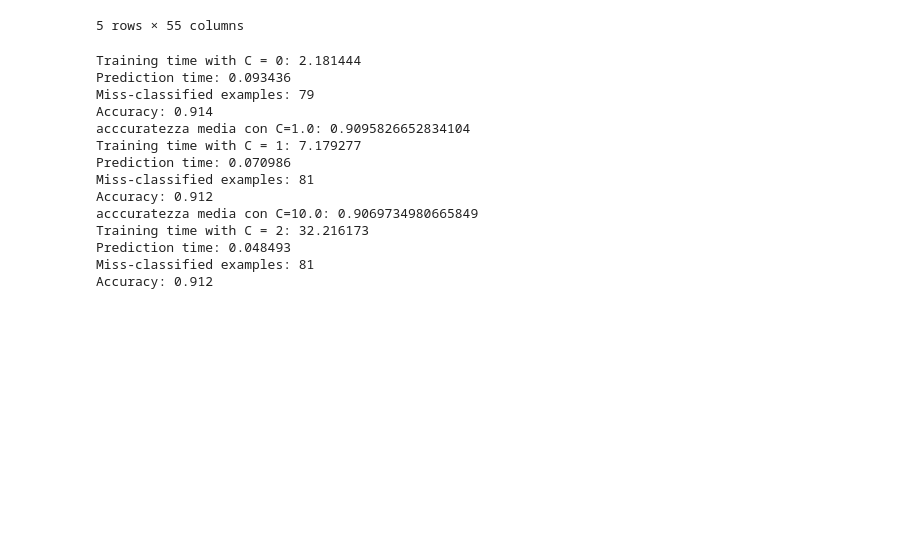
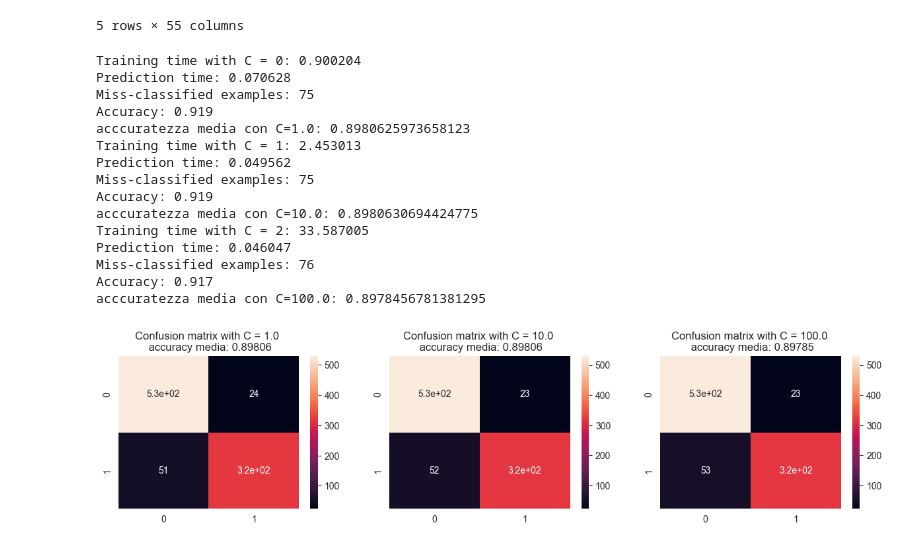
Before and after one commit to filippovicidomini/TF-IDF, a Jupyter notebook: SVM_linear.ipynb, the cells around one changed output. Drawn from its saved outputs; the diff is of its cells as text; code cells hidden in the pictures; blank space fills up the shorter version.

```diff
--- a/SVM_linear.ipynb
+++ b/SVM_linear.ipynb
@@ -29,40 +29,42 @@ X_train, X_test, y_train, y_test = train_test_split(X, y, test_size=0.20)
 # %%
 # qui faccio il learning
 %matplotlib inline
 # voglio fare cross validation usando vari valori di C
-c: list = [1.0, 10.0, 100.0, 1000.0]
+c: list = [1.0, 10.0, 100.0]
 fig, axs = plt.subplots(1, len(c), figsize=(15, 3))
 
-for i,j in enumerate(c):
-    svcclassifier = SVC(kernel='linear', C=j)
+for i in range(len(c)):
+    svcclassifier = SVC(kernel='linear', C=c[i])
     start_time = time.time()
     svcclassifier.fit(X_train, y_train)
     print(f'Training time with C = {i}: %f' % (time.time() - start_time))
     start_time = time.time()
     y_predict = svcclassifier.predict(X_test)
     print('Prediction time: %f' % (time.time() - start_time))
     print('Miss-classified examples: %d' % (y_test != y_predict).sum())
     print('Accuracy: %.3f' % accuracy_score(y_test, y_predict))
-    score = cross_val_score(svcclassifier, X, y, cv=10)
+    score = cross_val_score(svcclassifier, X, y, cv=5)
     print(f'acccuratezza media con C={c[i]}: {np.mean(score)}')
     cm = confusion_matrix(y_test, y_predict)
     sn.heatmap(cm, annot=True, ax=axs[i])
-    axs[i].set_title('Confusion matrix with C = {j} \n accuracy media: %.5f' %np.mean(score))
+    axs[i].set_title(f'Confusion matrix with C = {c[i]} \n accuracy media: %.5f' %np.mean(score))
 plt.show()
 # %% [output]
-Training time with C = 0: 2.181444
-Prediction time: 0.093436
-Miss-classified examples: 79
-Accuracy: 0.914
-acccuratezza media con C=1.0: 0.9095826652834104
-Training time with C = 1: 7.179277
-Prediction time: 0.070986
-Miss-classified examples: 81
-Accuracy: 0.912
-acccuratezza media con C=10.0: 0.9069734980665849
-Training time with C = 2: 32.216173
-Prediction time: 0.048493
-Miss-classified examples: 81
-Accuracy: 0.912
+Training time with C = 0: 0.900204
+Prediction time: 0.070628
+Miss-classified examples: 75
+Accuracy: 0.919
+acccuratezza media con C=1.0: 0.8980625973658123
+Training time with C = 1: 2.453013
+Prediction time: 0.049562
+Miss-classified examples: 75
+Accuracy: 0.919
+acccuratezza media con C=10.0: 0.8980630694424775
+Training time with C = 2: 33.587005
+Prediction time: 0.046047
+Miss-classified examples: 76
+Accuracy: 0.917
+acccuratezza media con C=100.0: 0.8978456781381295
+[figure, added]
 # %%
 fig.savefig('confusion matrix per svm lineare.png', bbox_inches='tight')
```
Also changed, not shown: 6 other files.
